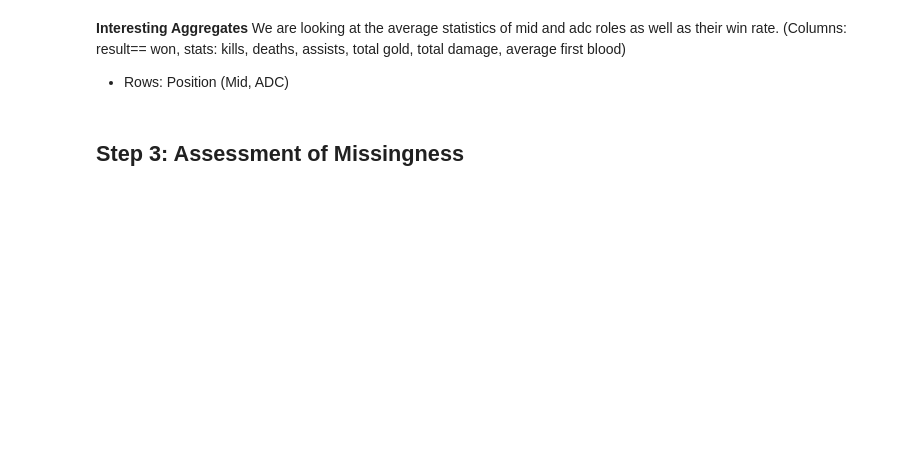
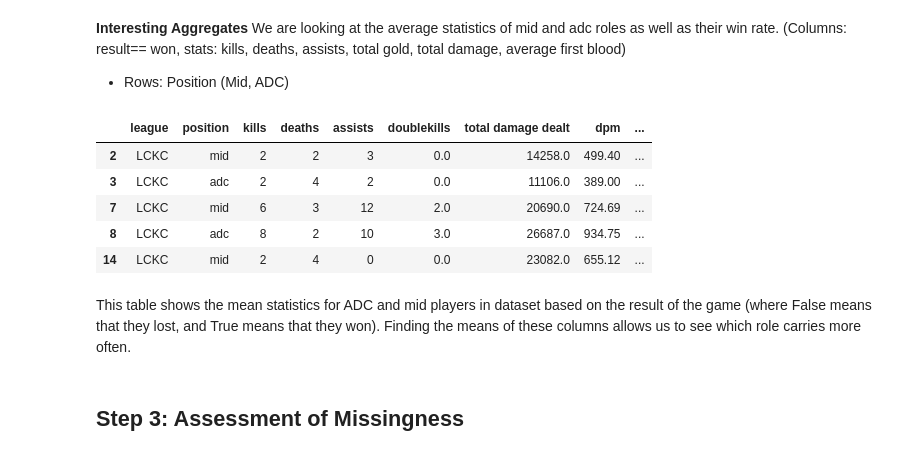
Before and after one commit to skvillamin/league-predictions, a Jupyter notebook: template.ipynb, the cells around one changed output. Drawn from its saved outputs; the diff is of its cells as text; code cells hidden in the pictures; blank space fills up the shorter version.

```diff
--- a/template.ipynb
+++ b/template.ipynb
@@ -199,5 +196,19 @@ plt.show()
 **Interesting Aggregates**
 We are looking at the average statistics of mid and adc roles as well as their win rate. (Columns: result== won, stats: kills, deaths, assists, total gold, total damage, average first blood)
 - Rows: Position (Mid, ADC)
+# %%
+league['result'] = league['result'].astype(bool)
+aggregates = league.groupby(['position', 'result']).mean()
+pd.reset_option('display.max_columns')
+league.head()
+# %% [output]
+|  | league | position | kills | deaths | assists | doublekills | total damage dealt | dpm | ... |
+| 2 | LCKC | mid | 2 | 2 | 3 | 0.0 | 14258.0 | 499.40 | ... |
+| 3 | LCKC | adc | 2 | 4 | 2 | 0.0 | 11106.0 | 389.00 | ... |
+| 7 | LCKC | mid | 6 | 3 | 12 | 2.0 | 20690.0 | 724.69 | ... |
+| 8 | LCKC | adc | 8 | 2 | 10 | 3.0 | 26687.0 | 934.75 | ... |
+| 14 | LCKC | mid | 2 | 4 | 0 | 0.0 | 23082.0 | 655.12 | ... |
+# %% [markdown]
+This table shows the mean statistics for ADC and mid players in dataset based on the result of the game (where False means that they lost, and True means that they won). Finding the means of these columns allows us to see which role carries more often.
 # %% [markdown]
 ## Step 3: Assessment of Missingness
```
Also changed, not shown: parts of 8 cells of this notebook.
